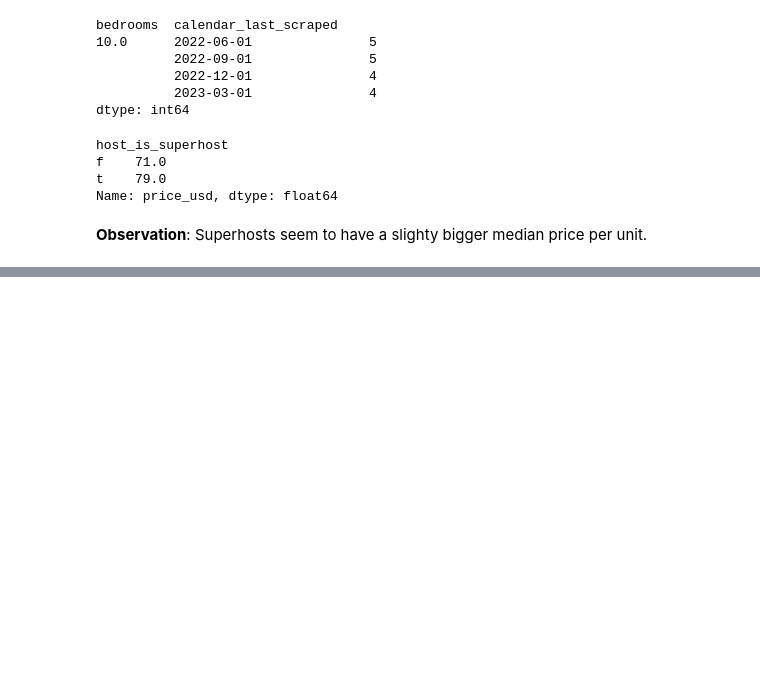
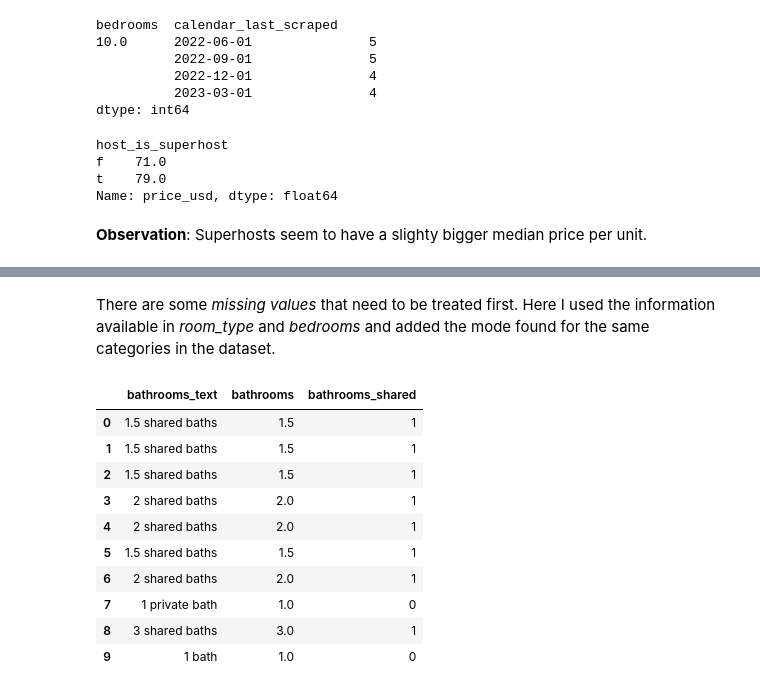
Before and after one commit to bruno-f7s/portfolio, a Jupyter notebook: airbnb-porto-2023/airbnb-porto-2023-eda.ipynb, the cells around one changed output, grey strips where cells are left out. Saved outputs shown, nothing was run; the diff lists cells and outputs as text; code cells hidden in the pictures; blank space fills up the shorter version.

```diff
--- a/airbnb-porto-2023/airbnb-porto-2023-eda.ipynb
+++ b/airbnb-porto-2023/airbnb-porto-2023-eda.ipynb
@@ -829,0 +896,4 @@ __Observation__: Superhosts seem to have a slighty bigger median price per unit.
+# %%
+# Use dummy encoding to transform the categorical column into binary columns for each unique value
+target_df = target_df.join(pd.get_dummies(target_df["room_type"]))
+print(target_df.columns)
@@ -829,0 +925,28 @@ __Observation__: Superhosts seem to have a slighty bigger median price per unit.
+# %% [markdown]
+There are some _missing values_ that need to be treated first. Here I used the information available in _room_type_ and _bedrooms_ and added the mode found for the same categories in the dataset.
+# %%
+# get the mode of bathrooms_text for the specific categories room_type and bedrooms and fill in the missing values
+mode_per_group = target_df.groupby(["room_type","bedrooms"])["bathrooms_text"].transform(lambda x: x.mode()[0])
+target_df["bathrooms_text"] = target_df["bathrooms_text"].fillna(mode_per_group)
+
+print("Number of missing data in bathrooms_text: {}".format(len(target_df[target_df["bathrooms_text"].isna()])))
+# %%
+# Extract the number of bathrooms (if no number is found then set 0.5)
+target_df["bathrooms"] = target_df["bathrooms_text"].str.extract(r'(\d?.?\d)').fillna(0.5).astype(float)
+# %%
+# Extract the information if baths are shared (if the text "hared" is not found then set 0)
+target_df["bathrooms_shared"] = np.where(target_df['bathrooms_text'].str.contains('hared', regex=False), 1, 0)
+# %%
+target_df[["bathrooms_text","bathrooms","bathrooms_shared"]].head(10)
+# %% [output]
+|  | bathrooms_text | bathrooms | bathrooms_shared |
+| 0 | 1.5 shared baths | 1.5 | 1 |
+| 1 | 1.5 shared baths | 1.5 | 1 |
+| 2 | 1.5 shared baths | 1.5 | 1 |
+| 3 | 2 shared baths | 2.0 | 1 |
+| 4 | 2 shared baths | 2.0 | 1 |
+| 5 | 1.5 shared baths | 1.5 | 1 |
+| 6 | 2 shared baths | 2.0 | 1 |
+| 7 | 1 private bath | 1.0 | 0 |
+| 8 | 3 shared baths | 3.0 | 1 |
+| 9 | 1 bath | 1.0 | 0 |
```
Also changed, not shown: parts of 73 cells of this notebook.
